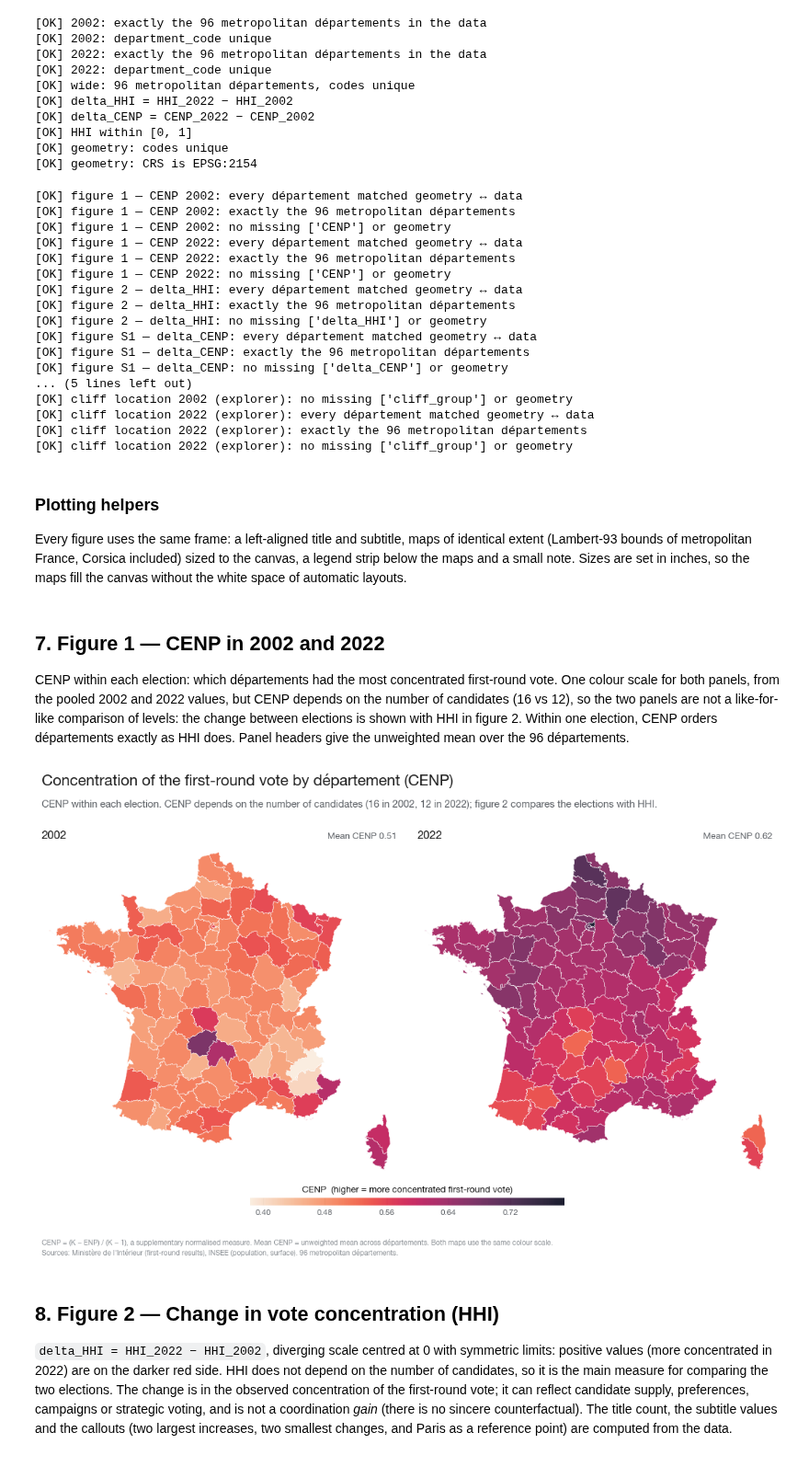
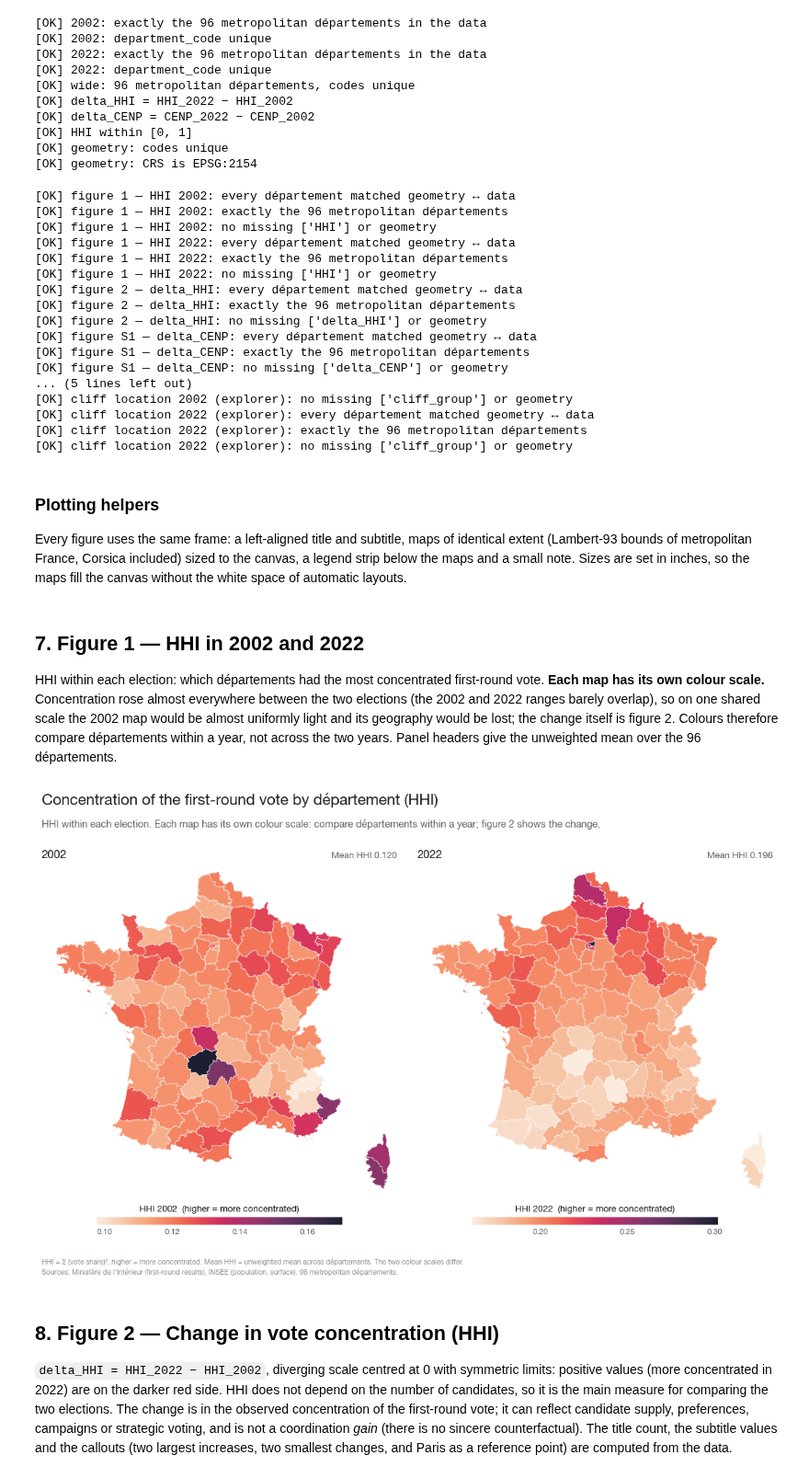
Before and after one commit to clarasalas/strategic-voting-geo-2RS, a Jupyter notebook: notebooks/maps_departements.ipynb, the cells around one changed output. Shown at 92% size. Drawn from its saved outputs; the diff is of its cells as text; code cells hidden in the pictures.

```diff
--- a/notebooks/maps_departements.ipynb
+++ b/notebooks/maps_departements.ipynb
@@ -271,11 +271,11 @@ report(f"geometry: CRS is {LAMBERT_93}", geo.crs.to_epsg() == 2154)
 [OK] geometry: CRS is EPSG:2154
 # %%
 map_datasets = {
-    "figure 1 — CENP 2002": (levels[2002], ["CENP"]),
-    "figure 1 — CENP 2022": (levels[2022], ["CENP"]),
+    "figure 1 — HHI 2002": (levels[2002], ["HHI"]),
+    "figure 1 — HHI 2022": (levels[2022], ["HHI"]),
     "figure 2 — delta_HHI": (change, ["delta_HHI"]),
     "figure S1 — delta_CENP": (change, ["delta_CENP"]),
-    "figure 3 — residual CENP 2022": (residuals, ["residual_CENP"]),
+    "figure 3 — residual HHI 2022": (residuals, ["residual_HHI"]),
     "cliff location 2002 (explorer)": (levels[2002], ["cliff_group"]),
     "cliff location 2022 (explorer)": (levels[2022], ["cliff_group"]),
 }
@@ -293,12 +293,12 @@ for name, (gdf, columns) in map_datasets.items():
         problems.append(name)
 assert not problems, f"Fix these map datasets before plotting: {problems}"
 # %% [output]
-[OK] figure 1 — CENP 2002: every département matched geometry ↔ data
-[OK] figure 1 — CENP 2002: exactly the 96 metropolitan départements
-[OK] figure 1 — CENP 2002: no missing ['CENP'] or geometry
-[OK] figure 1 — CENP 2022: every département matched geometry ↔ data
-[OK] figure 1 — CENP 2022: exactly the 96 metropolitan départements
-[OK] figure 1 — CENP 2022: no missing ['CENP'] or geometry
+[OK] figure 1 — HHI 2002: every département matched geometry ↔ data
+[OK] figure 1 — HHI 2002: exactly the 96 metropolitan départements
+[OK] figure 1 — HHI 2002: no missing ['HHI'] or geometry
+[OK] figure 1 — HHI 2022: every département matched geometry ↔ data
+[OK] figure 1 — HHI 2022: exactly the 96 metropolitan départements
+[OK] figure 1 — HHI 2022: no missing ['HHI'] or geometry
 [OK] figure 2 — delta_HHI: every département matched geometry ↔ data
 [OK] figure 2 — delta_HHI: exactly the 96 metropolitan départements
 [OK] figure 2 — delta_HHI: no missing ['delta_HHI'] or geometry
@@ -422,7 +422,7 @@ def add_colorbar(fig, legend_box, cmap, norm, label, diverging=False, width=4.2,
         cax.xaxis.set_major_locator(MaxNLocator(nbins=6, symmetric=True))
         cax.xaxis.set_major_formatter(FuncFormatter(lambda v, _: signed(v, decimals)))
     else:
-        cax.xaxis.set_major_locator(MaxNLocator(nbins=6))
+        cax.xaxis.set_major_locator(MaxNLocator(nbins=6, steps=[1, 2, 5, 10]))  # ticks land on round values
         cax.xaxis.set_major_formatter(FuncFormatter(lambda v, _: f"{v:.{decimals}f}"))
     if ends:
         for x, text, ha in [(0, ends[0], "left"), (1, ends[1], "right")]:
@@ -430,6 +430,13 @@ def add_colorbar(fig, legend_box, cmap, norm, label, diverging=False, width=4.2,
                          xytext=(0, -22), textcoords="offset points", ha=ha, va="top", fontsize=8, color=MUTED)
     return cbar
 
+
+
+def panel_legend_box(ax, legend_box):
+    """The part of the legend strip under one panel, to give each panel its own colour bar."""
+    _, bottom, _, height = legend_box
+    position = ax.get_position()
+    return (position.x0, bottom, position.width, height)
 
 
 def extreme_codes(df, column, n_high=2, n_low=2, extra=()):
@@ -473,32 +480,30 @@ def add_callouts(ax, gdf, codes, label, sides=None):
                         fontsize=8.5, color=MUTED, linespacing=1.25, zorder=6)
             ax.plot(point.x, point.y, "o", ms=2.6, color=INK, zorder=7)
 # %% [markdown]
-## 7. Figure 1 — CENP in 2002 and 2022
+## 7. Figure 1 — HHI in 2002 and 2022
 
-CENP within each election: which départements had the most concentrated first-round vote. One colour scale for both
-panels, from the pooled 2002 and 2022 values, but CENP depends on the number of candidates (16 vs 12), so the two
-panels are not a like-for-like comparison of levels: the change between elections is shown with HHI in figure 2.
-Within one election, CENP orders départements exactly as HHI does. Panel headers give the unweighted mean over the 96
-départements.
+HHI within each election: which départements had the most concentrated first-round vote. **Each map has its own
+colour scale.** Concentration rose almost everywhere between the two elections (the 2002 and 2022 ranges barely
+overlap), so on one shared scale the 2002 map would be almost uniformly light and its geography would be lost; the
+change itself is figure 2. Colours therefore compare départements within a year, not across the two years. Panel
+headers give the unweighted mean over the 96 départements.
 # %%
-pooled_cenp = pd.concat([levels[year]["CENP"] for year in YEARS])
-cenp_norm = Normalize(vmin=pooled_cenp.min(), vmax=pooled_cenp.max())
-
 fig, axes, legend_box = report_figure(
-    "Concentration of the first-round vote by département (CENP)",
-    "CENP within each election. CENP depends on the number of candidates (16 in 2002, 12 in 2022); "
-    "figure 2 compares the elections with HHI.",
+    "Concentration of the first-round vote by département (HHI)",
+    "HHI within each election. Each map has its own colour scale: compare départements within a year; "
+    "figure 2 shows the change.",
     n_panels=2, map_width=DOUBLE_MAP_WIDTH, panel_headers=True,
-    note="CENP = (K − ENP) / (K − 1), a supplementary normalised measure. Mean CENP = unweighted mean across "
-         "départements. Both maps use the same colour scale.\n" + SOURCE_NOTE)
+    note="HHI = Σ (vote share)², higher = more concentrated. Mean HHI = unweighted mean across départements. "
+         "The two colour scales differ.\n" + SOURCE_NOTE)
 for ax, year in zip(axes, YEARS):
-    plot_continuous_department_map(levels[year], "CENP", ax, norm=cenp_norm)
-    panel_header(ax, str(year), f"Mean CENP {levels[year]['CENP'].mean():.2f}")
-add_colorbar(fig, legend_box, CMAP_LEVELS, cenp_norm, "CENP  (higher = more concentrated first-round vote)", width=4.6)
-FIGURES["figure_1_cenp_departements_2002_2022"] = fig
+    norm = plot_continuous_department_map(levels[year], "HHI", ax)
+    panel_header(ax, str(year), f"Mean HHI {levels[year]['HHI'].mean():.3f}")
+    add_colorbar(fig, panel_legend_box(ax, legend_box), CMAP_LEVELS, norm, f"HHI {year}  (higher = more concentrated)",
+                 width=3.6, decimals=2)
+FIGURES["figure_1_hhi_departements_2002_2022"] = fig
 plt.show()
 # %% [output]
-[figure, old version]
+[figure, new version]
 # %% [markdown]
 ## 8. Figure 2 — Change in vote concentration (HHI)
 
```
Also changed, not shown: parts of 7 cells of this notebook, 9 other files.
